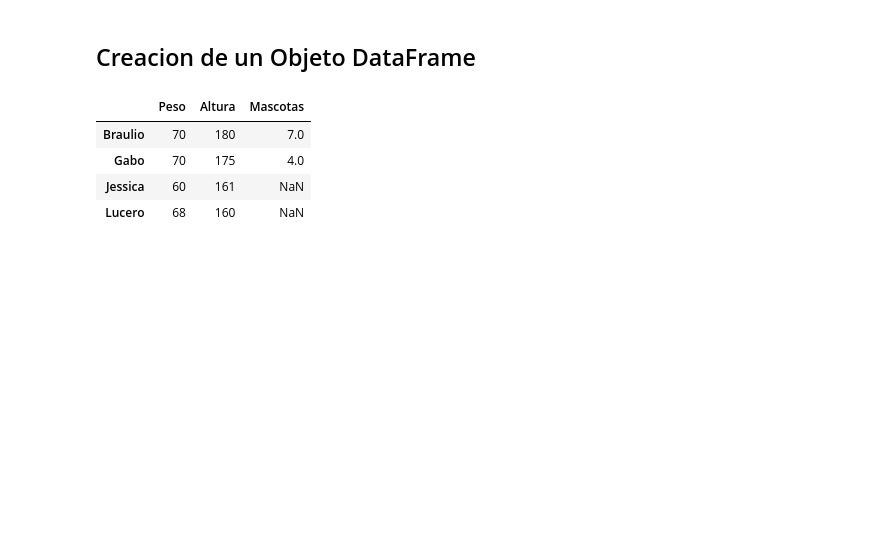
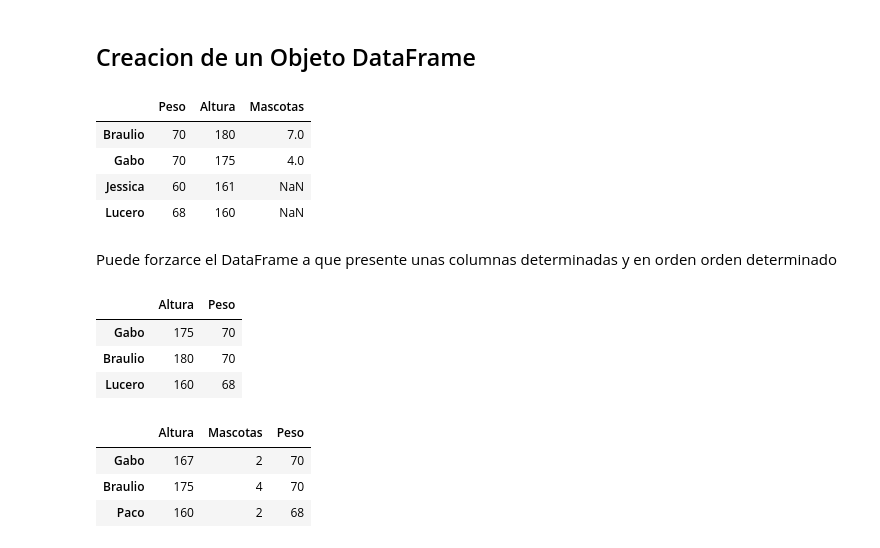
Before and after one commit to itsFDavid/Simulacion, a Jupyter notebook: 02-Pandas/02-Pandas.ipynb, the cells around one changed output. Drawn from its saved outputs; the diff is of its cells as text; code cells hidden in the pictures; blank space fills up the shorter version.

Commit message:
add functions of DataFrame

```diff
--- a/02-Pandas/02-Pandas.ipynb
+++ b/02-Pandas/02-Pandas.ipynb
@@ -173,3 +186,46 @@ df
 | Gabo | 70 | 175 | 4.0 |
 | Jessica | 60 | 161 | NaN |
 | Lucero | 68 | 160 | NaN |
+# %% [markdown]
+Puede forzarce el DataFrame a que presente unas columnas determinadas y en orden orden determinado
+# %%
+Personas = {
+    "Peso": pd.Series([70, 68, 60, 70], ["Gabo", "Lucero", "Jessica", "Braulio"]),
+    "Altura": pd.Series({
+                    "Gabo": 175,
+                    "Lucero": 160,
+                    "Braulio": 180,
+                    "Jessica": 161
+                }),
+    "Mascotas": pd.Series([4, 7], ["Gabo", "Braulio"])
+}
+df = pd.DataFrame(
+    Personas,
+    columns = ["Altura", "Peso"],
+    index = ["Gabo", "Braulio", "Lucero"]
+)
+df
+# %% [output]
+|  | Altura | Peso |
+| Gabo | 175 | 70 |
+| Braulio | 180 | 70 |
+| Lucero | 160 | 68 |
+# %%
+# Creacionn de un DataFrame e inicializarlo con una lista de listas de Python
+# NOTA: Dedebn inidicarse los indices y columnas por separado
+valores = [
+    [167, 2, 70],
+    [175, 4, 70],
+    [160, 2, 68]
+]
+df = pd.DataFrame(
+    valores,
+    columns = ["Altura", "Mascotas", "Peso"],
+    index = ["Gabo", "Braulio", "Paco"]
+)
+df
+# %% [output]
+|  | Altura | Mascotas | Peso |
+| Gabo | 167 | 2 | 70 |
+| Braulio | 175 | 4 | 70 |
+| Paco | 160 | 2 | 68 |
```
Also changed, not shown: parts of 2 cells of this notebook.
